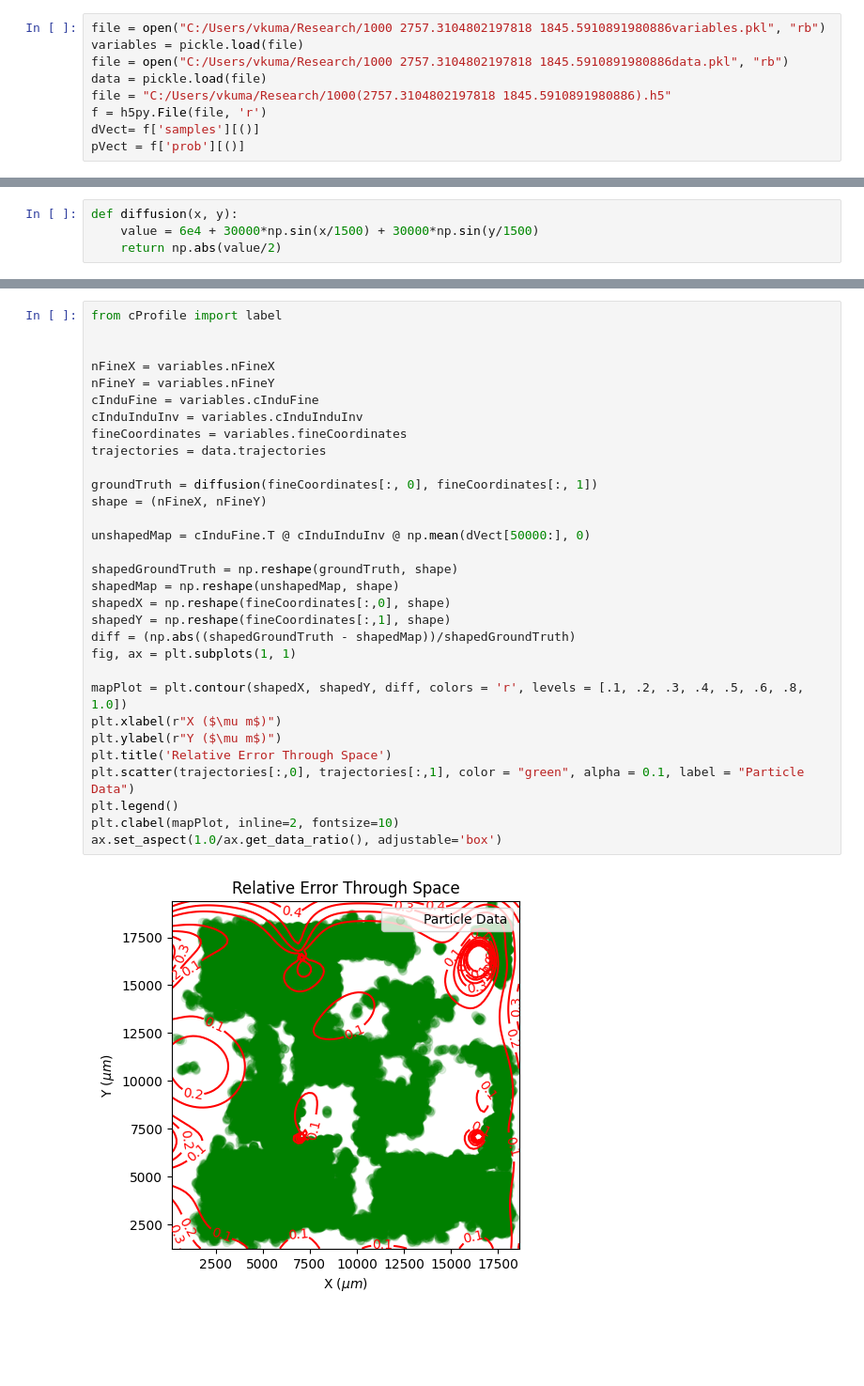
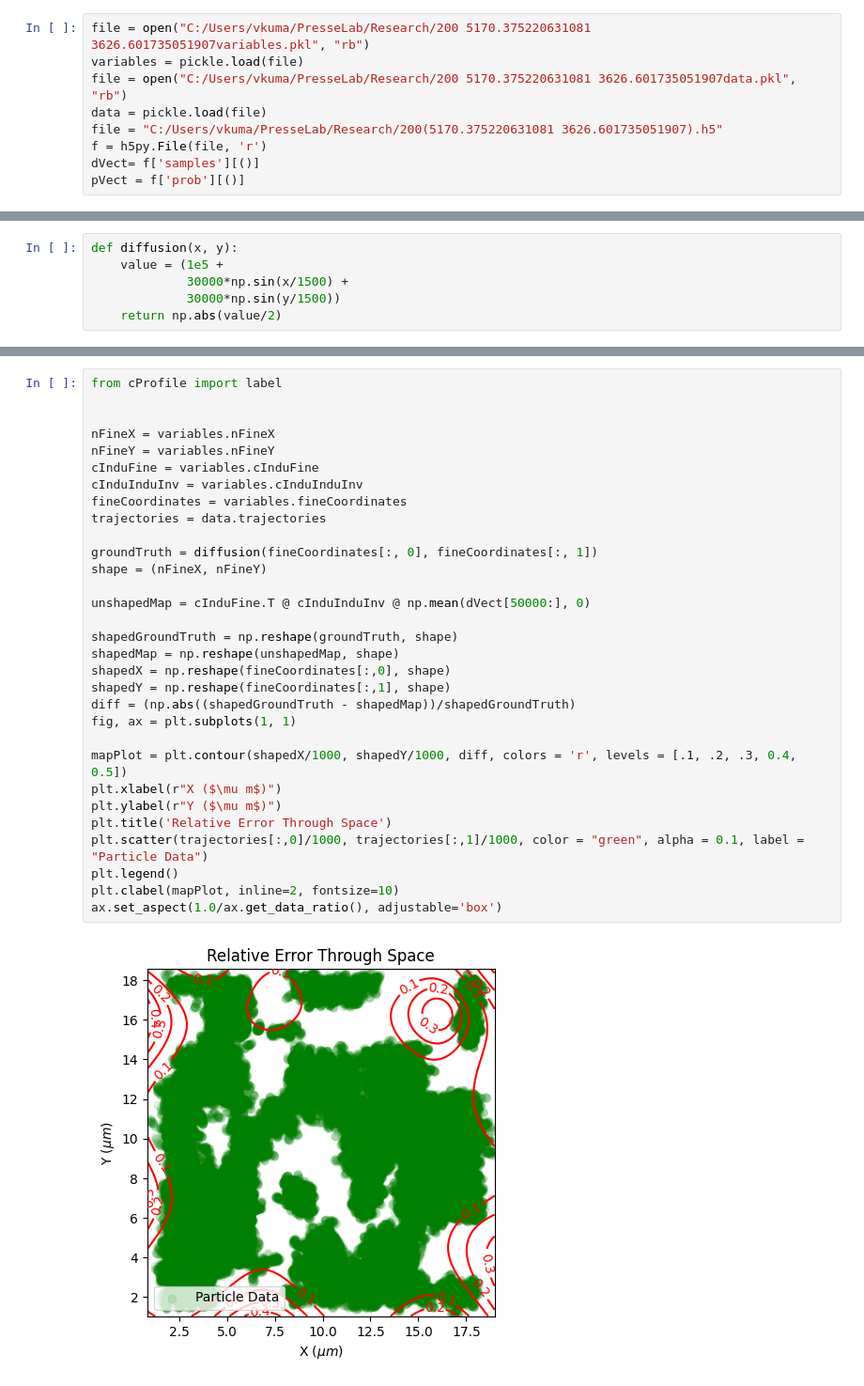
Before and after one commit to vkumar61/GPcurve, a Jupyter notebook: Auxilliary/visualizationtion code.ipynb, the cells around one changed output, grey strips where cells are left out. Shown at 94% size. Drawn from its saved outputs; the diff is of its cells as text; blank space fills up the shorter version.

```diff
--- a/Auxilliary/visualizationtion code.ipynb
+++ b/Auxilliary/visualizationtion code.ipynb
@@ -12,9 +12,9 @@ from matplotlib import ticker
 # %%
-file = open("C:/Users/vkuma/Research/1000 2757.3104802197818 1845.5910891980886variables.pkl", "rb")
+file = open("C:/Users/vkuma/PresseLab/Research/200 5170.375220631081 3626.601735051907variables.pkl", "rb")
 variables = pickle.load(file)
-file = open("C:/Users/vkuma/Research/1000 2757.3104802197818 1845.5910891980886data.pkl", "rb")
+file = open("C:/Users/vkuma/PresseLab/Research/200 5170.375220631081 3626.601735051907data.pkl", "rb")
 data = pickle.load(file)
-file = "C:/Users/vkuma/Research/1000(2757.3104802197818 1845.5910891980886).h5"
+file = "C:/Users/vkuma/PresseLab/Research/200(5170.375220631081 3626.601735051907).h5"
 f = h5py.File(file, 'r')
 dVect= f['samples'][()]
 pVect = f['prob'][()]
@@ -22,0 +21,6 @@ pVect = f['prob'][()]
+# %%
+def diffusion(x, y):
+    value = (1e5 +
+             30000*np.sin(x/1500) +
+             30000*np.sin(y/1500))
+    return np.abs(value/2)
@@ -73,7 +94,3 @@ plt.scatter(trajectories[:,0]/100, trajectories[:,1]/100, alpha = 0.01, c = "bla
-# %%
-def diffusion(x, y):
-    value = 6e4 + 30000*np.sin(x/1500) + 30000*np.sin(y/1500)
-    return np.abs(value/2)
 # %%
 #necassary variables
 nFineX = variables.nFineX
@@ -181,33 +283,33 @@ Text(0.5, 0.92, 'Ground Truth Diffusion Map')
 # %%
 from cProfile import label
 
 
 nFineX = variables.nFineX
 nFineY = variables.nFineY
 cInduFine = variables.cInduFine
 cInduInduInv = variables.cInduInduInv
 fineCoordinates = variables.fineCoordinates
 trajectories = data.trajectories
 
 groundTruth = diffusion(fineCoordinates[:, 0], fineCoordinates[:, 1])
 shape = (nFineX, nFineY)
 
 unshapedMap = cInduFine.T @ cInduInduInv @ np.mean(dVect[50000:], 0)
 
 shapedGroundTruth = np.reshape(groundTruth, shape)
 shapedMap = np.reshape(unshapedMap, shape)
 shapedX = np.reshape(fineCoordinates[:,0], shape)
 shapedY = np.reshape(fineCoordinates[:,1], shape)
 diff = (np.abs((shapedGroundTruth - shapedMap))/shapedGroundTruth)
 fig, ax = plt.subplots(1, 1)
 
-mapPlot = plt.contour(shapedX, shapedY, diff, colors = 'r', levels = [.1, .2, .3, .4, .5, .6, .8, 1.0])
+mapPlot = plt.contour(shapedX/1000, shapedY/1000, diff, colors = 'r', levels = [.1, .2, .3, 0.4, 0.5])
 plt.xlabel(r"X ($\mu m$)")
 plt.ylabel(r"Y ($\mu m$)")
 plt.title('Relative Error Through Space')
-plt.scatter(trajectories[:,0], trajectories[:,1], color = "green", alpha = 0.1, label = "Particle Data")
+plt.scatter(trajectories[:,0]/1000, trajectories[:,1]/1000, color = "green", alpha = 0.1, label = "Particle Data")
 plt.legend()
 plt.clabel(mapPlot, inline=2, fontsize=10)
 ax.set_aspect(1.0/ax.get_data_ratio(), adjustable='box')
 # %% [output]
-[figure, old version]
+[figure, new version]
```
Also changed, not shown: parts of 17 cells of this notebook, 7 other files.
